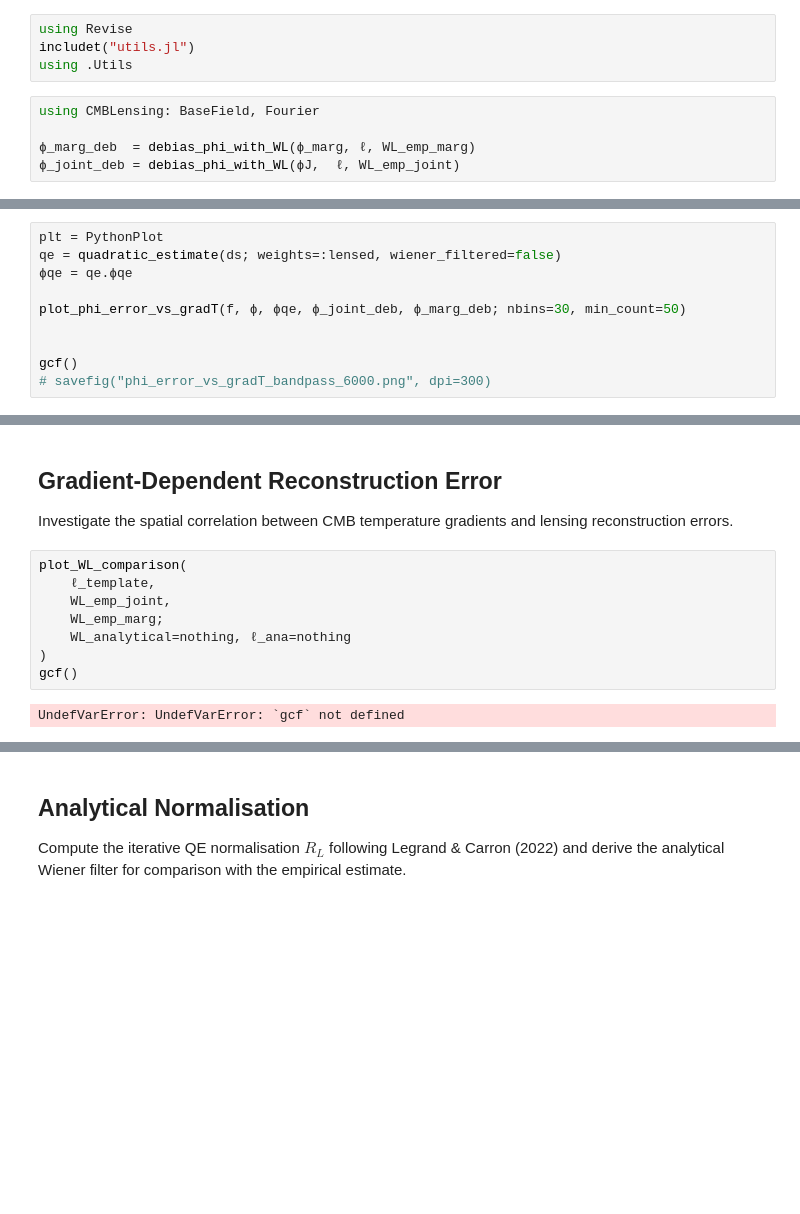
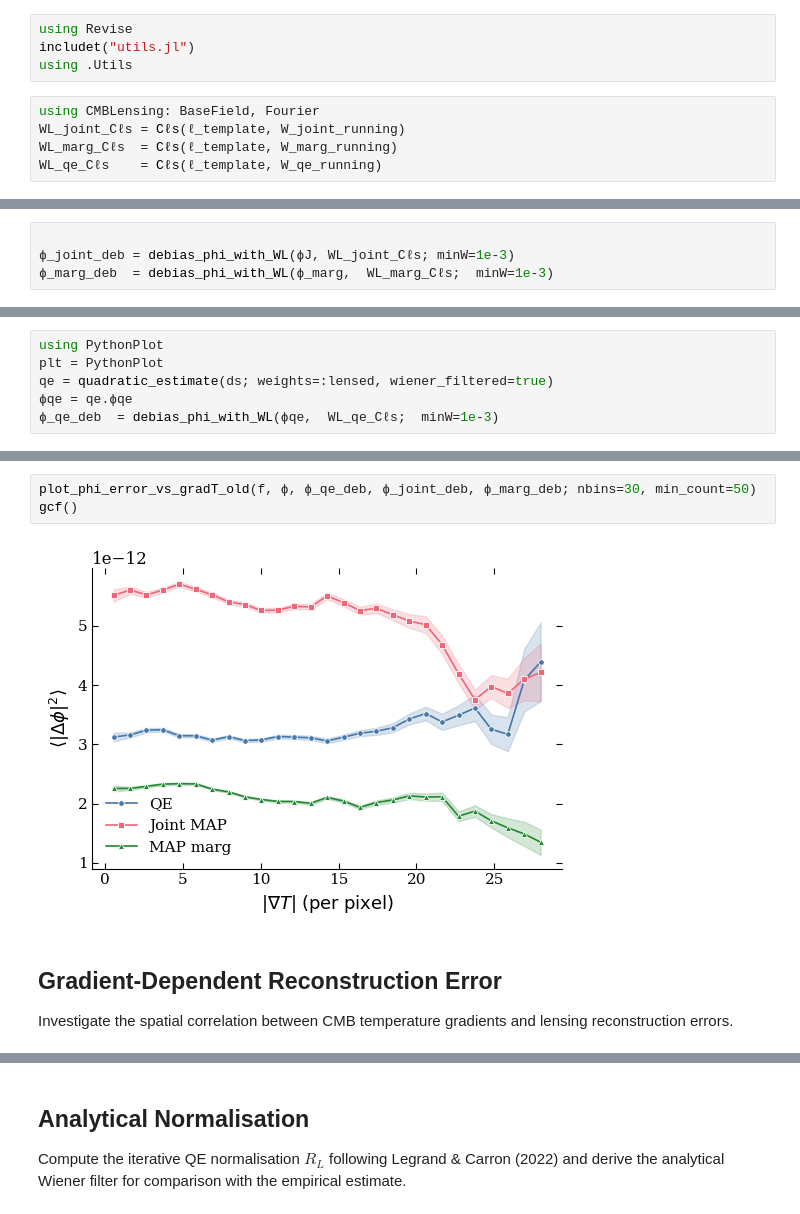
Before and after one commit to mdh959/CMB_Project, a Jupyter notebook: project.ipynb, the cells around one changed output, grey strips where cells are left out. Drawn from its saved outputs; the diff is of its cells as text; blank space fills up the shorter version.

```diff
--- a/project.ipynb
+++ b/project.ipynb
@@ -353,7 +390,7 @@ includet("utils.jl")
 using .Utils
 # %%
 using CMBLensing: BaseField, Fourier
-
-ϕ_marg_deb  = debias_phi_with_WL(ϕ_marg, ℓ, WL_emp_marg)
-ϕ_joint_deb = debias_phi_with_WL(ϕJ,  ℓ, WL_emp_joint)
+WL_joint_Cℓs = Cℓs(ℓ_template, W_joint_running)
+WL_marg_Cℓs  = Cℓs(ℓ_template, W_marg_running)
+WL_qe_Cℓs    = Cℓs(ℓ_template, W_qe_running)
 # %% [output]
@@ -376,0 +398,4 @@ using CMBLensing: BaseField, Fourier
+# %%
+
+ϕ_joint_deb = debias_phi_with_WL(ϕJ, WL_joint_Cℓs; minW=1e-3)
+ϕ_marg_deb  = debias_phi_with_WL(ϕ_marg,  WL_marg_Cℓs;  minW=1e-3)
@@ -377,11 +432,7 @@ using CMBLensing: BaseField, Fourier
 # %%
+using PythonPlot
 plt = PythonPlot
-qe = quadratic_estimate(ds; weights=:lensed, wiener_filtered=false)
+qe = quadratic_estimate(ds; weights=:lensed, wiener_filtered=true)
 ϕqe = qe.ϕqe
-
-plot_phi_error_vs_gradT(f, ϕ, ϕqe, ϕ_joint_deb, ϕ_marg_deb; nbins=30, min_count=50)
-
-
-gcf()
-# savefig("phi_error_vs_gradT_bandpass_6000.png", dpi=300)
+ϕ_qe_deb  = debias_phi_with_WL(ϕqe,  WL_qe_Cℓs;  minW=1e-3)
 # %% [output]
@@ -389,13 +508,8 @@ gcf()
+# %%
+plot_phi_error_vs_gradT_old(f, ϕ, ϕ_qe_deb, ϕ_joint_deb, ϕ_marg_deb; nbins=30, min_count=50)
+gcf()
+# %% [output]
+[figure, added]
 # %% [markdown]
 ## Gradient-Dependent Reconstruction Error
 Investigate the spatial correlation between CMB temperature gradients and lensing reconstruction errors.
-# %%
-plot_WL_comparison(
-    ℓ_template,
-    WL_emp_joint,
-    WL_emp_marg;
-    WL_analytical=nothing, ℓ_ana=nothing
-)
-gcf()
-# %% [output]
-UndefVarError: UndefVarError: `gcf` not defined
```
Also changed, not shown: parts of 24 cells of this notebook, 17 other files.
